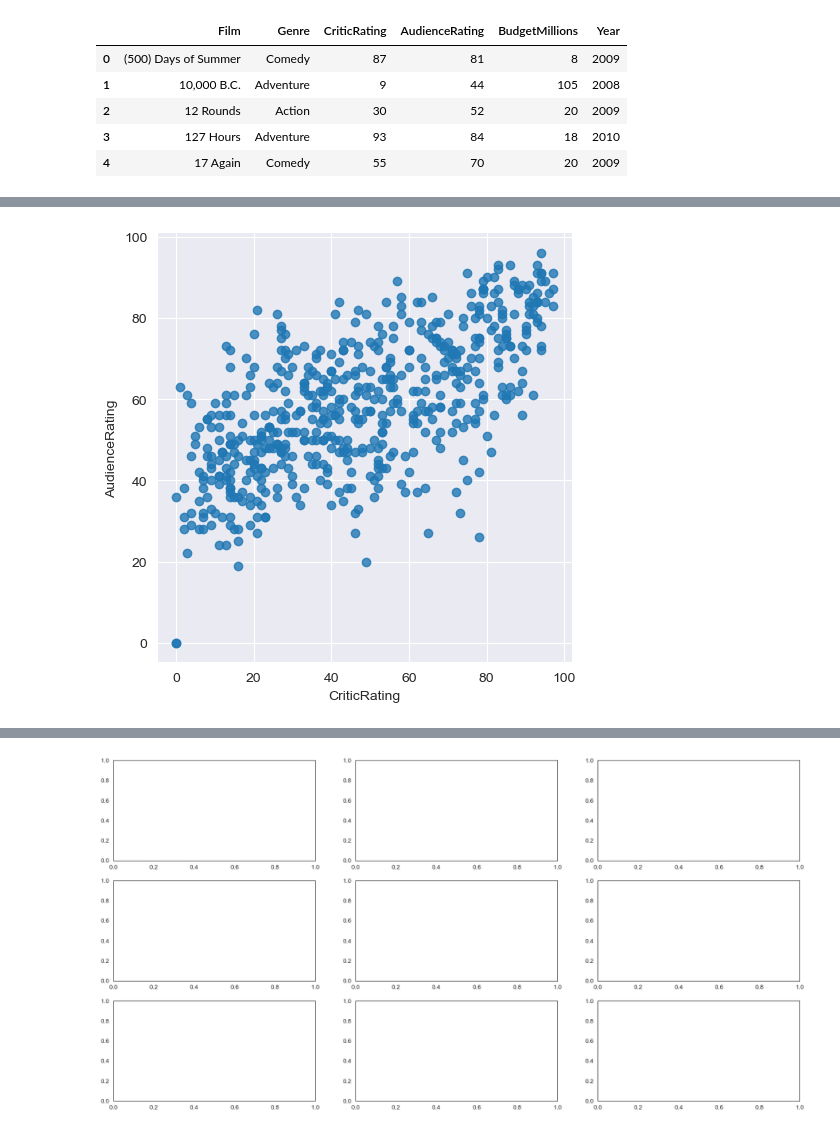
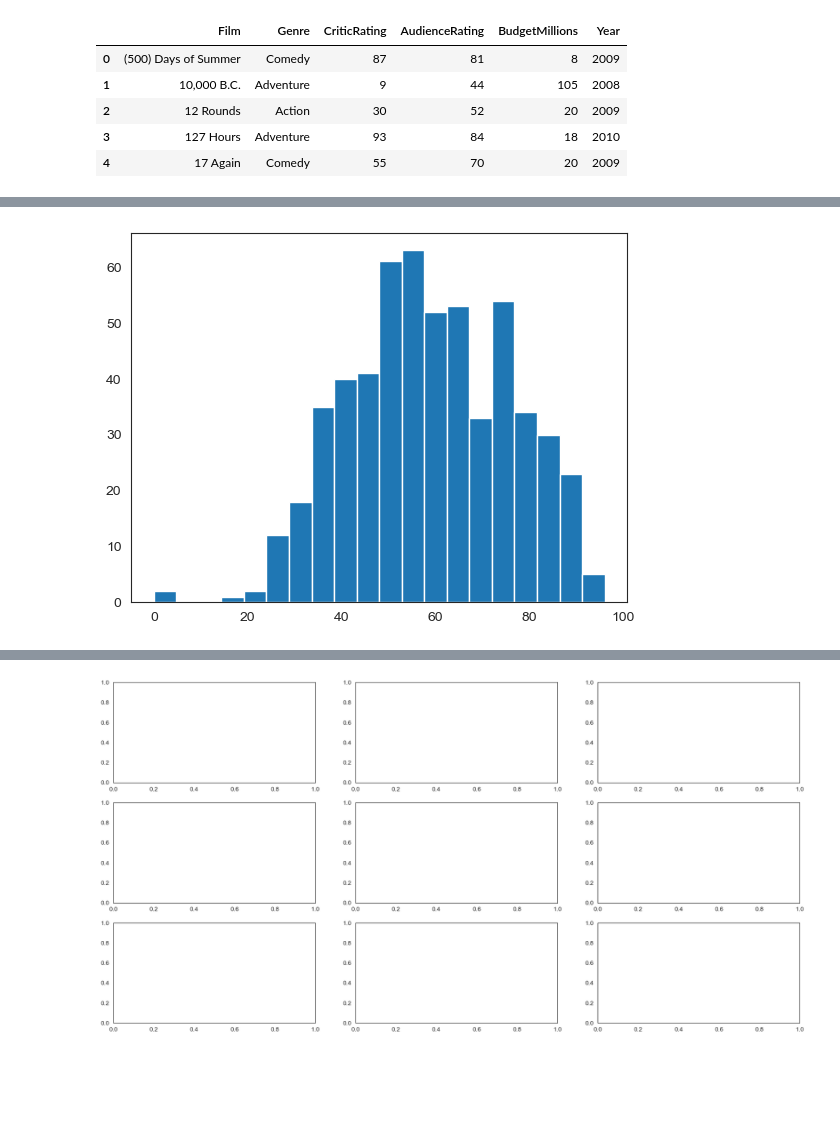
Before and after one commit to aniket20-99/Matplotlib_Visualization, a Jupyter notebook: IMDB-Rating-Projects.ipynb, the cells around one changed output, grey strips where cells are left out. Cells and saved outputs as stored; diff of their text form; code cells hidden in the pictures; blank space fills up the shorter version.

```diff
--- a/IMDB-Rating-Projects.ipynb
+++ b/IMDB-Rating-Projects.ipynb
@@ -286,5 +294,6 @@ plt.show()
-# %%
-sns.lmplot(data = movies, x = 'CriticRating', y = 'AudienceRating',fit_reg = False)
-plt.show()
-# %% [output]
-[figure, removed]
+# %%
+sns.set_style('white')
+plt.hist(movies.AudienceRating, bins = 20)
+plt.show()
+# %% [output]
+[figure, added]
```
Also changed, not shown: parts of 22 cells of this notebook.
